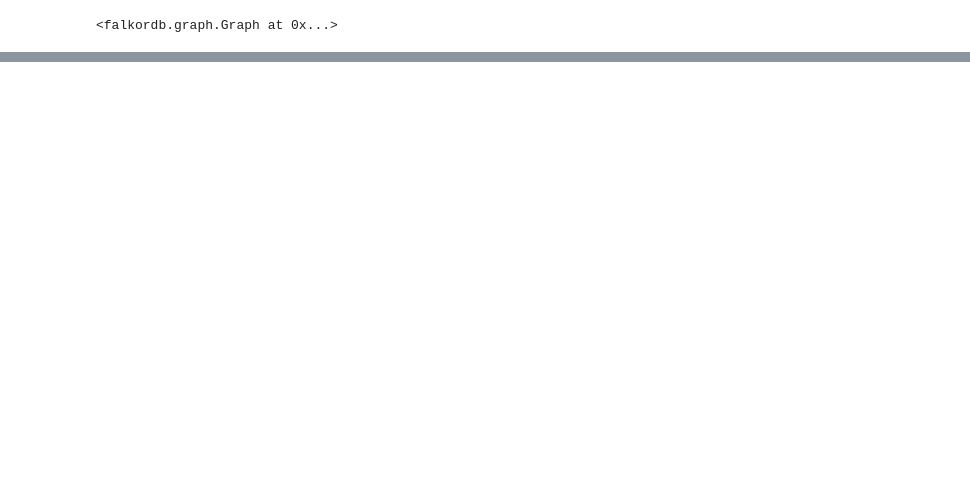
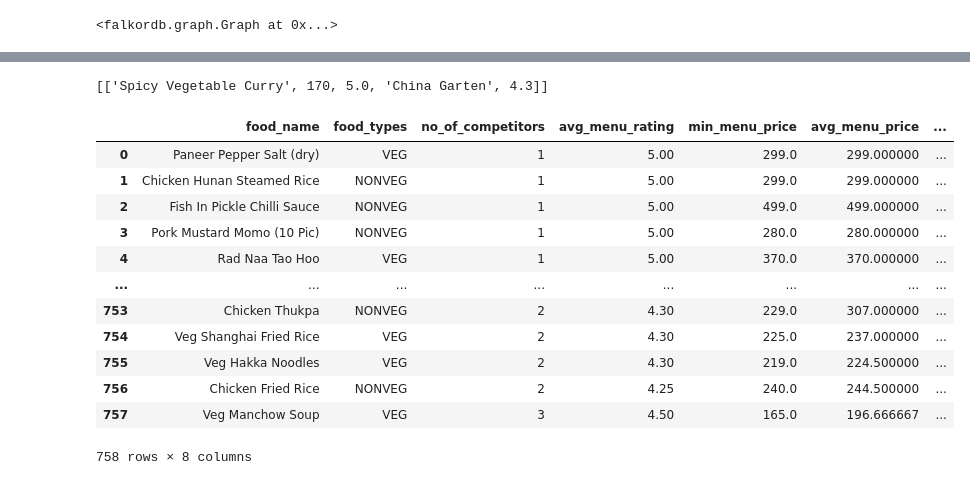
Before and after one commit to vikas-gits-good/Freelance_P-01_Cuisine-Menu-Recommendation-App, a Jupyter notebook: src/RAG/Notebook/test0.ipynb, the cells around one changed output, grey strips where cells are left out. Cells and saved outputs as stored; diff of their text form; code cells hidden in the pictures; blank space fills up the shorter version.

```diff
--- a/src/RAG/Notebook/test0.ipynb
+++ b/src/RAG/Notebook/test0.ipynb
@@ -293,0 +329,17 @@ data
+# %%
+
+f_params={
+    'q_params':{
+        "area": 'Indiranagar',
+        "cuisine": 'Thai',
+        "menu_name": 'Spicy Vegetable Curry',
+        "limit": 200,
+    },
+    "output": 'dict',
+    "exclude": {}
+}
+
+data = get_menu_benchmark(**f_params)
+data
+# %% [output]
+[['Spicy Vegetable Curry', 170, 5.0, 'China Garten', 4.3]]
@@ -293,0 +387,29 @@ data
+# %%
+
+f_params={
+    'q_params':{
+        "area": 'Koramangala',
+        "cuisine": 'Thai',
+        "min_menu_rating": 4.0,
+        "limit": 1000,
+    },
+    "output": 'dataframe',
+    "exclude": {}
+}
+
+data = get_menu_oppourtunities(**f_params)
+data
+# %% [output]
+|  | food_name | food_types | no_of_competitors | avg_menu_rating | min_menu_price | avg_menu_price | ... |
+| 0 | Paneer Pepper Salt (dry) | VEG | 1 | 5.00 | 299.0 | 299.000000 | ... |
+| 1 | Chicken Hunan Steamed Rice | NONVEG | 1 | 5.00 | 299.0 | 299.000000 | ... |
+| 2 | Fish In Pickle Chilli Sauce | NONVEG | 1 | 5.00 | 499.0 | 499.000000 | ... |
+| 3 | Pork Mustard Momo (10 Pic) | NONVEG | 1 | 5.00 | 280.0 | 280.000000 | ... |
+| 4 | Rad Naa Tao Hoo | VEG | 1 | 5.00 | 370.0 | 370.000000 | ... |
+| ... | ... | ... | ... | ... | ... | ... | ... |
+| 753 | Chicken Thukpa | NONVEG | 2 | 4.30 | 229.0 | 307.000000 | ... |
+| 754 | Veg Shanghai Fried Rice | VEG | 2 | 4.30 | 225.0 | 237.000000 | ... |
+| 755 | Veg Hakka Noodles | VEG | 2 | 4.30 | 219.0 | 224.500000 | ... |
+| 756 | Chicken Fried Rice | NONVEG | 2 | 4.25 | 240.0 | 244.500000 | ... |
+| 757 | Veg Manchow Soup | VEG | 3 | 4.50 | 165.0 | 196.666667 | ... |
+758 rows × 8 columns
```
Also changed, not shown: parts of 12 cells of this notebook, 1 other file.
